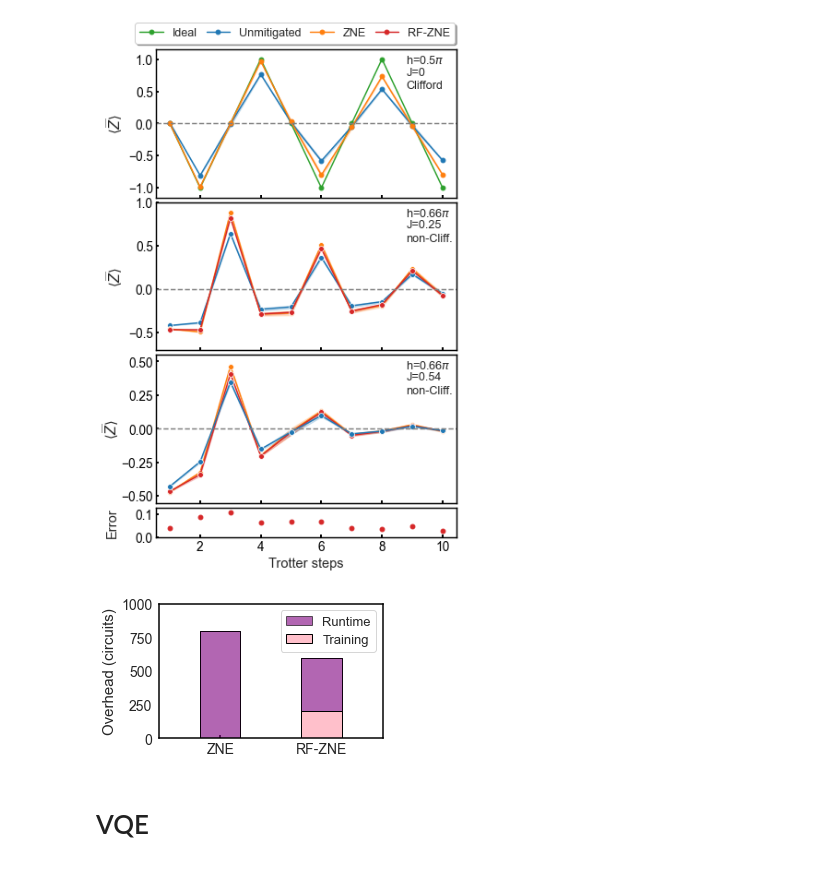
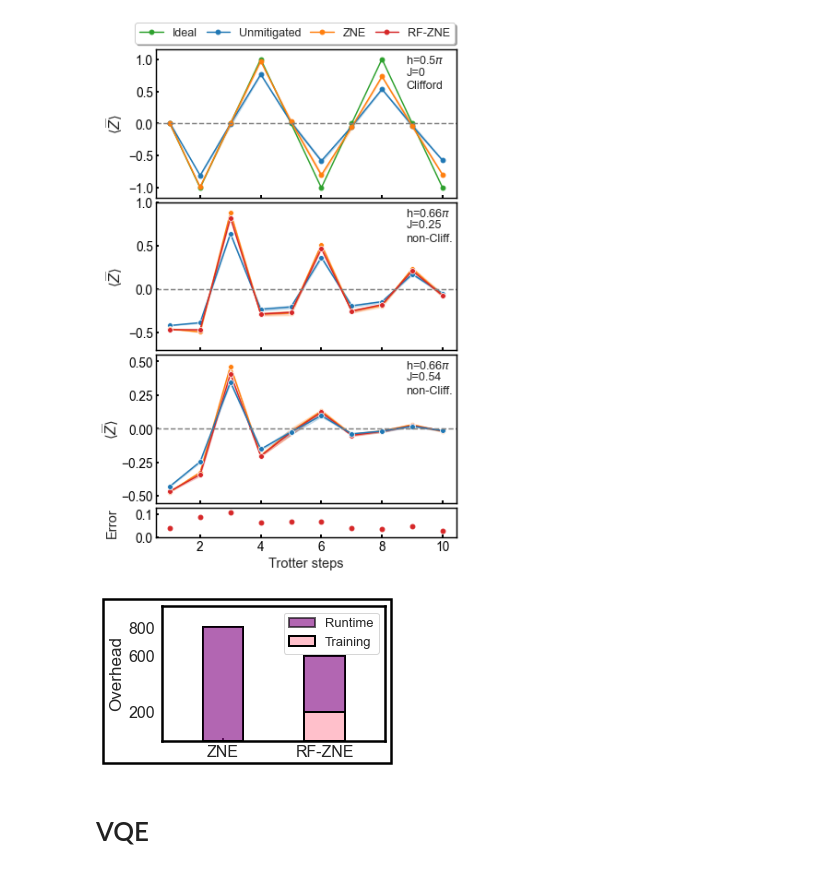
Before and after one commit to qiskit-community/ml-qem, a Jupyter notebook: docs/paper_figures/plot.ipynb, the cells around one changed output. Saved outputs shown, nothing was run; the diff lists cells and outputs as text; code cells hidden in the pictures.

```diff
--- a/docs/paper_figures/plot.ipynb
+++ b/docs/paper_figures/plot.ipynb
@@ -820,7 +821,7 @@ mpl.rc('xtick', labelsize=14)
 mpl.rc('ytick', labelsize=14)
 mpl.rc('font', weight='normal')
 
-fig = plt.figure(figsize=(6, 6/1.618))
+fig = plt.figure(figsize=(3, 3/1.618))
 width = 0.1
 indices = np.array([0, 0.25])
 plt.style.use({'figure.facecolor':'white'})
@@ -829,10 +830,12 @@ plt.bar(x=indices, height=[5000, 3000], width=width, label='Runtime', color='pur
 plt.bar(x=indices, height=[0, 500], width=width, label='Training', color='pink', alpha=1, edgecolor='k')
 plt.xlim([-0.15, 0.4])
 plt.ylim([0, 5500])
-plt.ylabel('Overhead (circuits)', fontsize=fs)
-plt.legend(fontsize=fs-2)
+plt.ylabel('Overhead', fontsize=fs)
+plt.legend(fontsize=fs-3)
 
 for a in [plt.gca()]:
+    a.set_yticks([500, 3000, 5000])
+    a.tick_params(axis='x', which='major', pad=4)
     a.vlines(x=14, ymin=-100, ymax=100, color='gray', linestyles='dashed', linewidth=2.2)
     a.xaxis.set_tick_params(
     which='both',      # both major and minor ticks are affected
@@ -1405,40 +1408,50 @@ plt.show()
 # %%
 ms, fs, lw, elw, cs = 9, 15, 2.5, 2, 0
 marker = '.'
-mpl.rc('xtick', labelsize=14)
-mpl.rc('ytick', labelsize=14)
+mpl.rc('xtick', labelsize=14+2)
+mpl.rc('ytick', labelsize=14+2)
 mpl.rc('font', weight='normal')
 
 fig = plt.figure(figsize=(4, 4/1.618))
 width = 0.1
 indices = np.array([0, 0.25])
 plt.style.use({'figure.facecolor':'white'})
-plt.bar(x=indices, height=[800, 600], width=width, alpha=1, edgecolor='k', color='none')
-plt.bar(x=indices, height=[800, 600], width=width, label='Runtime', color='purple', alpha=0.6, edgecolor='k')
-plt.bar(x=indices, height=[0, 200], width=width, label='Training', color='pink', alpha=1, edgecolor='k')
+plt.bar(x=indices, height=[800, 600], width=width, alpha=1, edgecolor='k', color='none', linewidth=2)
+plt.bar(x=indices, height=[800, 600], width=width, label='Runtime', color='purple', alpha=0.6, edgecolor='k', linewidth=2)
+plt.bar(x=indices, height=[0, 200], width=width, label='Training', color='pink', alpha=1, edgecolor='k', linewidth=2)
 plt.xlim([-0.15, 0.4])
-plt.ylim([0, 1000])
-plt.ylabel('Overhead (circuits)', fontsize=fs)
+plt.ylim([0, 950])
+plt.ylabel('Overhead', fontsize=fs+2)
 plt.legend(fontsize=fs-2)
 
 for a in [plt.gca()]:
+    a.set_yticks([200, 600, 800])
+    a.tick_params(axis='x', which='major', pad=4)
     a.vlines(x=14, ymin=-100, ymax=100, color='gray', linestyles='dashed', linewidth=2.2)
     a.xaxis.set_tick_params(
     which='both',      # both major and minor ticks are affected
     bottom=True,      # ticks along the bottom edge are off
     top=False,         # ticks along the top edge are off
     labelbottom=True, # labels along the bottom edge are off
     direction='in',
     width=2)
     a.grid(None)
     for axis in ['top','bottom','left','right']:
-        a.spines[axis].set_linewidth(1.5)
+        a.spines[axis].set_linewidth(2.5)
         a.spines[axis].set_color('black')
 
+# fig.patch.set_facecolor('white')
+ax = plt.gca()
+ax.set_facecolor('white')
+
+import matplotlib.patches as patches
+rectangle = patches.Rectangle((-0.08, 0), 1, 0.92, fill=False, transform=fig.transFigure, clip_on=False, edgecolor="black", linewidth=2.5)
+fig.patches.append(rectangle)
+
 plt.xticks(indices, ['ZNE', 'RF-ZNE'])
-plt.savefig("/Users/haoranliao/GitHub/blackwater/docs/paper_figures/fig6_mimic_overhead.pdf", dpi=300, bbox_inches='tight', transparent=True)
+plt.savefig("/Users/haoranliao/GitHub/blackwater/docs/paper_figures/fig6_mimic_overhead.pdf", dpi=300, bbox_inches='tight', transparent=False)
 # %% [output]
-[figure, old version]
+[figure, new version]
 # %% [markdown]
 # VQE
 # %%
```
Also changed, not shown: parts of 2 cells of this notebook, 7 other files.
